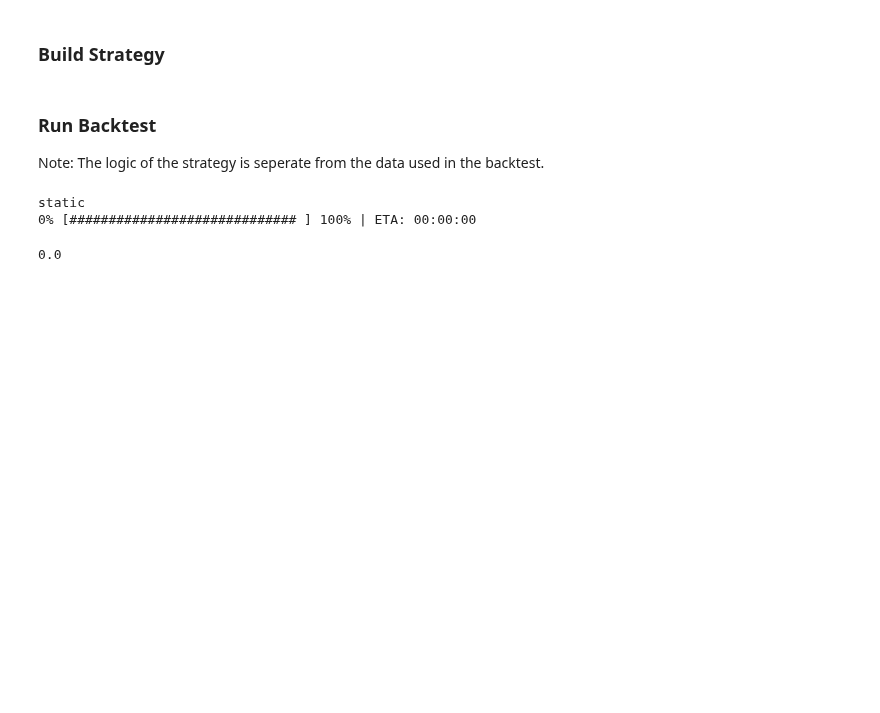
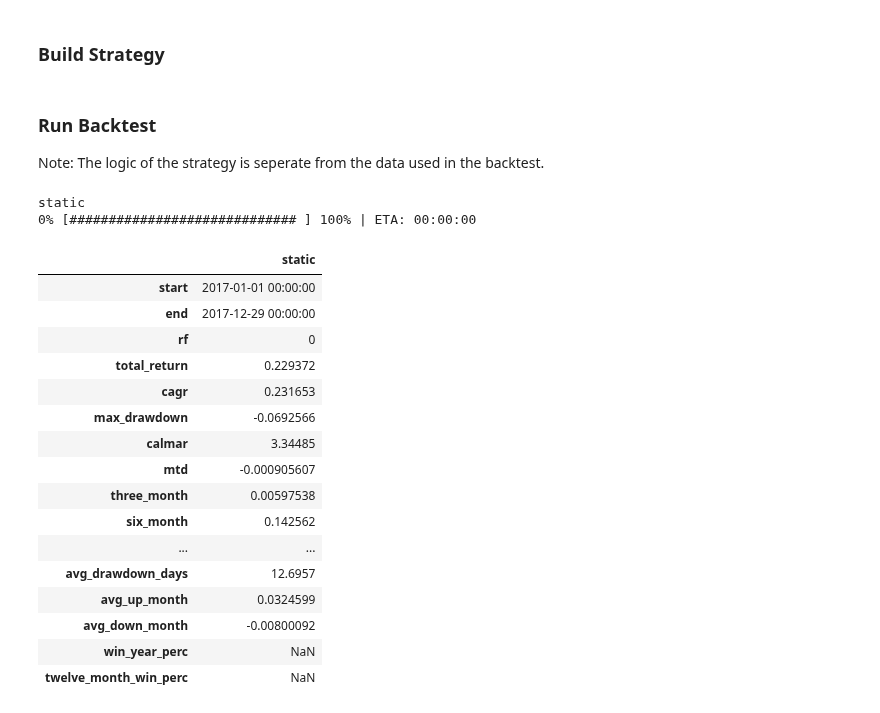
Before and after one commit to pmorissette/bt, a Jupyter notebook: examples/buy_and_hold.ipynb, the cells around one changed output. Cells and saved outputs as stored; diff of their text form; code cells hidden in the pictures; blank space fills up the shorter version.

```diff
--- a/examples/buy_and_hold.ipynb
+++ b/examples/buy_and_hold.ipynb
@@ -79,8 +72,23 @@ res = bt.run(backtest)
 # %% [output]
 static
 0% [############################# ] 100% | ETA: 00:00:00
-# %%
-res['static'].returns.index[0]
-res['static'].rf
-# %% [output]
-0.0
+# %%
+res.stats
+# %% [output]
+|  | static |
+| start | 2017-01-01 00:00:00 |
+| end | 2017-12-29 00:00:00 |
+| rf | 0 |
+| total_return | 0.229372 |
+| cagr | 0.231653 |
+| max_drawdown | -0.0692566 |
+| calmar | 3.34485 |
+| mtd | -0.000905607 |
+| three_month | 0.00597538 |
+| six_month | 0.142562 |
+| ... | ... |
+| avg_drawdown_days | 12.6957 |
+| avg_up_month | 0.0324599 |
+| avg_down_month | -0.00800092 |
+| win_year_perc | NaN |
+| twelve_month_win_perc | NaN |
```
Also changed, not shown: parts of 5 cells of this notebook, 3 other files.
